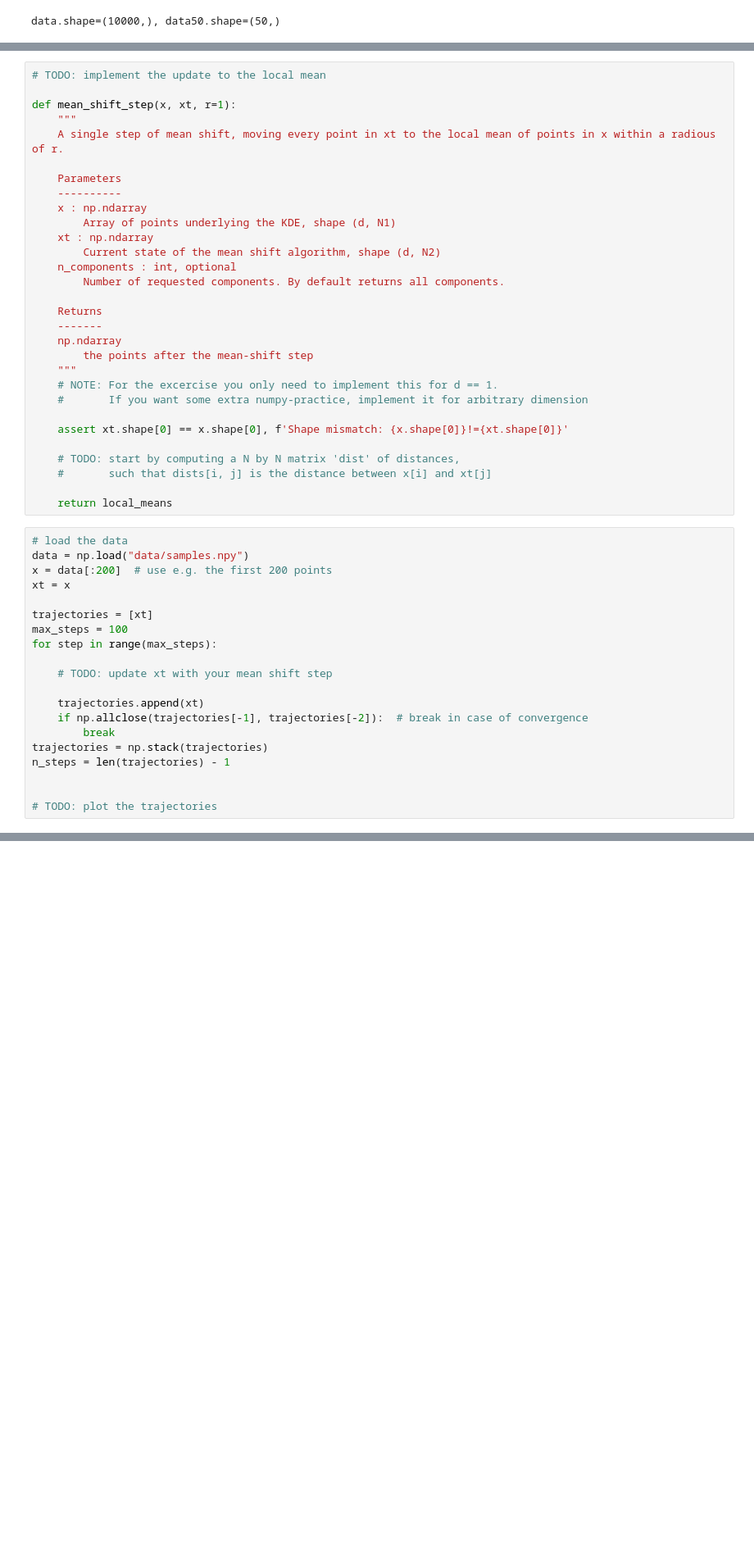
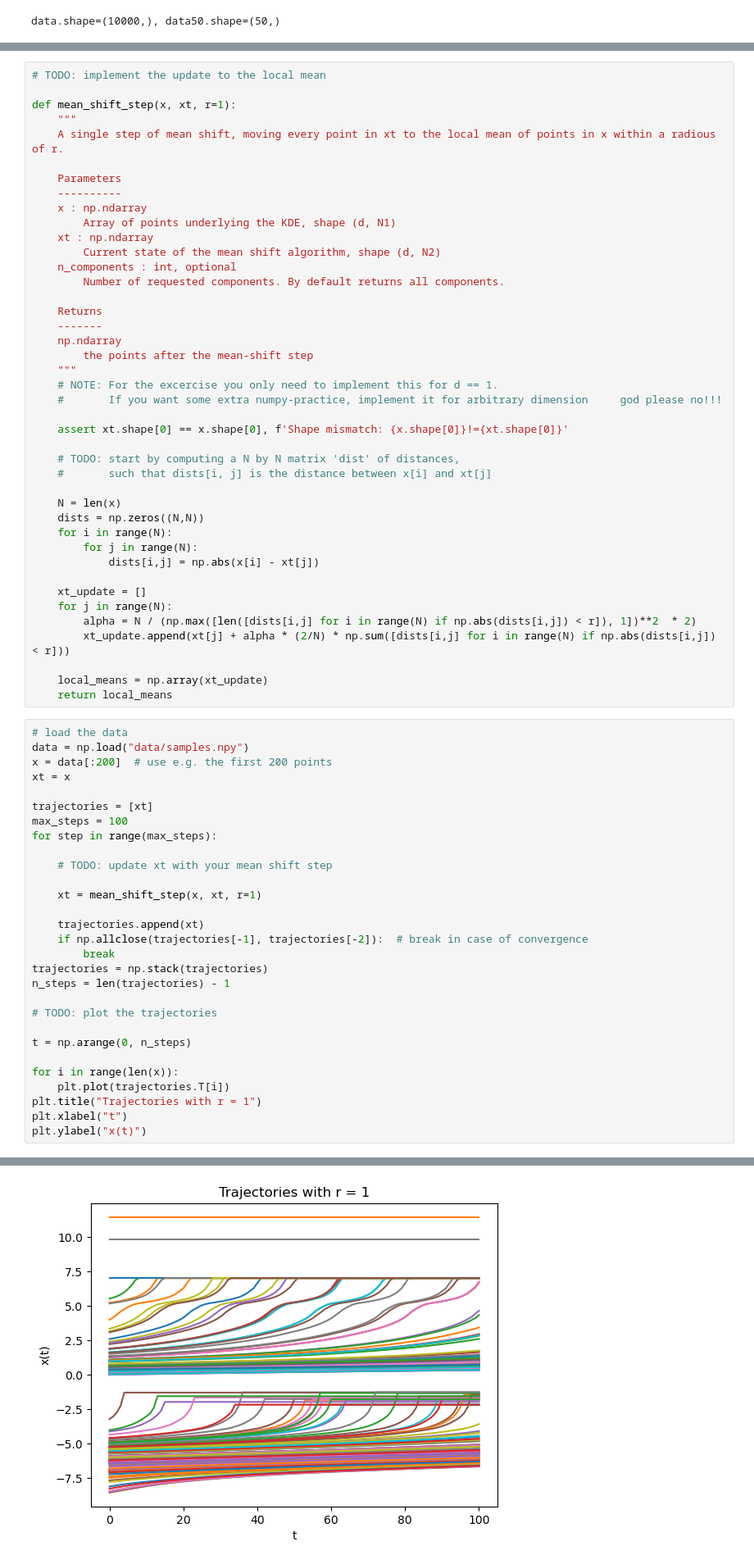
Before and after one commit to Claitos/mlph_w24, a Jupyter notebook: sheet02/Exercise02_Kusch_Weinreich.ipynb, the cells around one changed output, grey strips where cells are left out. Shown: that part at 82% size. Drawn from its saved outputs; the diff is of its cells as text; blank space fills up the shorter version.

```diff
--- a/sheet02/Exercise02_Kusch_Weinreich.ipynb
+++ b/sheet02/Exercise02_Kusch_Weinreich.ipynb
@@ -132,13 +130,25 @@ def mean_shift_step(x, xt, r=1):
         the points after the mean-shift step
     """
     # NOTE: For the excercise you only need to implement this for d == 1.
-    #       If you want some extra numpy-practice, implement it for arbitrary dimension
+    #       If you want some extra numpy-practice, implement it for arbitrary dimension     god please no!!!
 
     assert xt.shape[0] == x.shape[0], f'Shape mismatch: {x.shape[0]}!={xt.shape[0]}'
 
     # TODO: start by computing a N by N matrix 'dist' of distances,
     #       such that dists[i, j] is the distance between x[i] and xt[j]
 
+    N = len(x)
+    dists = np.zeros((N,N))
+    for i in range(N):
+        for j in range(N):
+            dists[i,j] = np.abs(x[i] - xt[j])
+
+    xt_update = []
+    for j in range(N):
+        alpha = N / (np.max([len([dists[i,j] for i in range(N) if np.abs(dists[i,j]) < r]), 1])**2  * 2)
+        xt_update.append(xt[j] + alpha * (2/N) * np.sum([dists[i,j] for i in range(N) if np.abs(dists[i,j]) < r]))
+
+    local_means = np.array(xt_update)
     return local_means
 # %%
 # load the data
@@ -152,11 +162,21 @@ for step in range(max_steps):
 
     # TODO: update xt with your mean shift step
 
+    xt = mean_shift_step(x, xt, r=1)
+
     trajectories.append(xt)
     if np.allclose(trajectories[-1], trajectories[-2]):  # break in case of convergence
         break
 trajectories = np.stack(trajectories)
 n_steps = len(trajectories) - 1
 
+# TODO: plot the trajectories
 
-# TODO: plot the trajectories
+t = np.arange(0, n_steps)
+
+for i in range(len(x)):
+    plt.plot(trajectories.T[i])
+plt.title("Trajectories with r = 1")
+plt.xlabel("t")
+plt.ylabel("x(t)")
+# %% [output]
@@ -162,0 +184 @@ n_steps = len(trajectories) - 1
+[figure, added]
```
Also changed, not shown: parts of 5 cells of this notebook.
